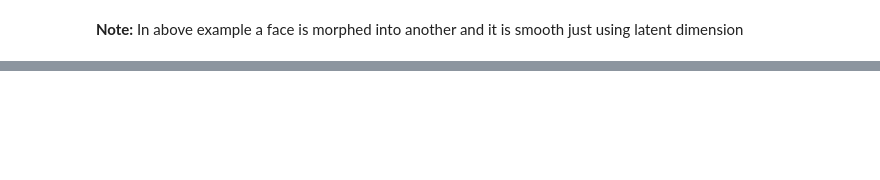
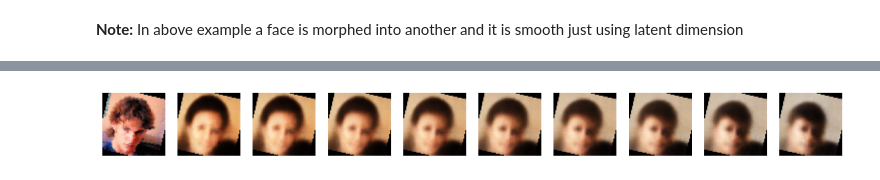
Before and after one commit to AniTho/Generative-Architectures-in-pytorch, a Jupyter notebook: Day_02 (VAE CELEBA).ipynb, the cells around one changed output, grey strips where cells are left out. Drawn from its saved outputs; the diff is of its cells as text; code cells hidden in the pictures; blank space fills up the shorter version.

```diff
--- a/Day_02 (VAE CELEBA).ipynb
+++ b/Day_02 (VAE CELEBA).ipynb
@@ -425,0 +426,16 @@ __Note:__ In above example a face is morphed into another and it is smooth just
+# %%
+columns = []
+complete_data = []
+with open(base_path/'list_attr_celeba.txt', 'r') as file:
+    for idx, line in enumerate(file.readlines()):
+        line = line.strip()
+        line = re.sub('\s+', ' ', line)
+        data = line.split()
+        if idx == 0:
+            columns = data
+        else:
+            complete_data.append(data)
+final_data = pd.DataFrame(complete_data, columns=columns)
+final_data[columns[1:]] = final_data[columns[1:]].astype('int8')
+final_data[columns[0]] = final_data[columns[0]].apply(lambda x: x.replace('.jpg', '.png'))
+final_data.head()
@@ -425,0 +511,28 @@ __Note:__ In above example a face is morphed into another and it is smooth just
+# %%
+latent_transformation = torch.tensor(transformation_vector).to(device)
+# Pick Two faces
+idx = 56
+img_1, _ = train_dataset[idx]
+parts = 10
+alphas = np.arange(-5, -5+parts-1, 1)
+data_inp = img_1.to(device)[None]
+_, _, z_latent, _ = cnn_autoencoder(data_inp)
+i = 0
+sigmoid = nn.Sigmoid()
+fig, axes = plt.subplots(nrows = 1, ncols = parts, squeeze=True, figsize = (15, 20))
+img = np.transpose(img_1.detach().cpu().numpy(), (1,2,0))
+axes[i].imshow(img)
+axes[i].axis('off')
+i+=1
+for alpha in alphas:
+    transformed_latent = z_latent + alpha*latent_transformation
+    latent_embed = transformed_latent[None].to(torch.float32)
+    out = cnn_autoencoder.bottleneck(latent_embed)
+    out = out.view(-1, *[256, 4, 4])
+    out = sigmoid(cnn_autoencoder.decoder(out))
+    img = np.transpose(out[0].detach().cpu().numpy(), (1,2,0))
+    axes[i].imshow(img)
+    axes[i].axis('off')
+    i+=1
+# %% [output]
+[figure, added]
```
Also changed, not shown: parts of 13 cells of this notebook.
